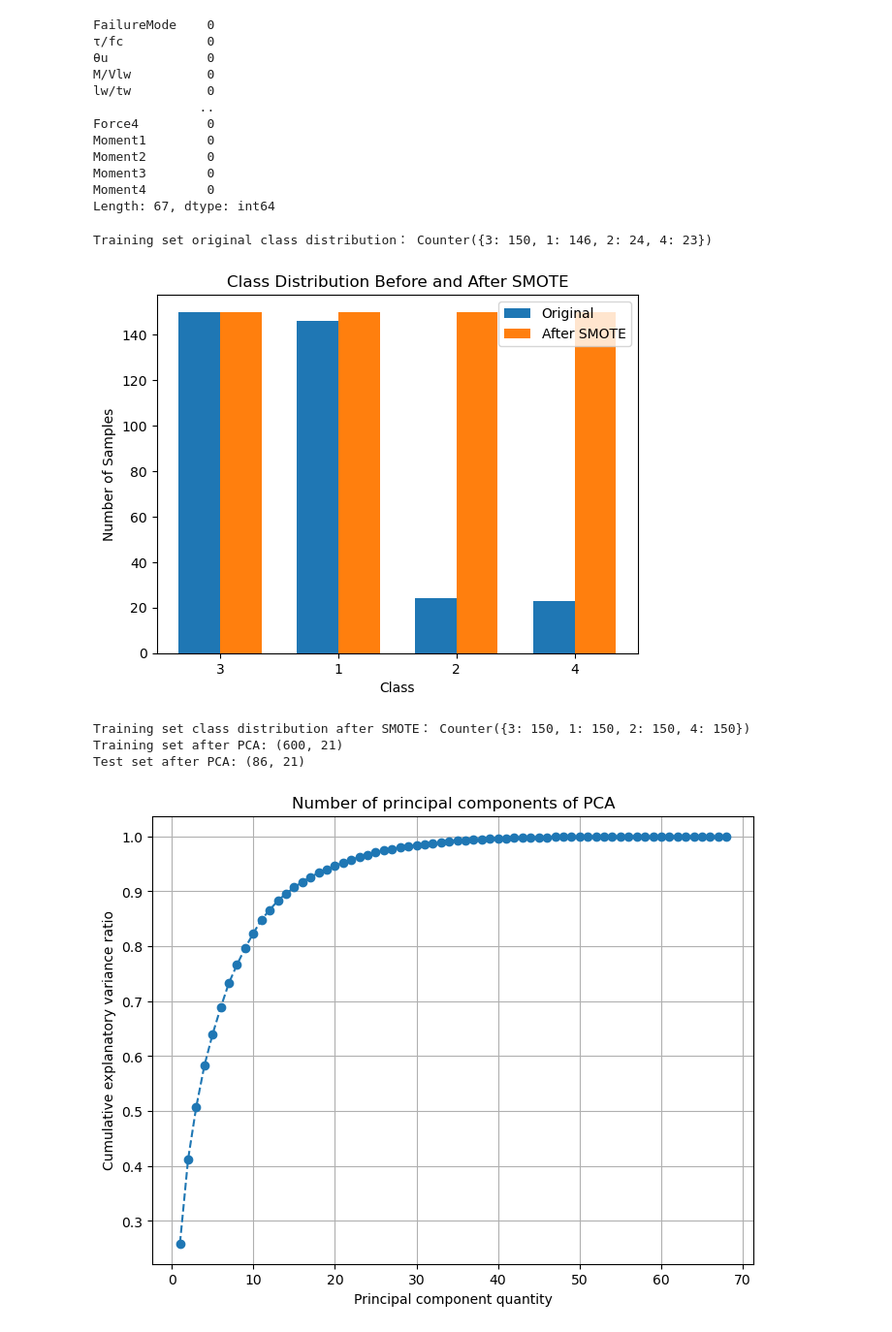
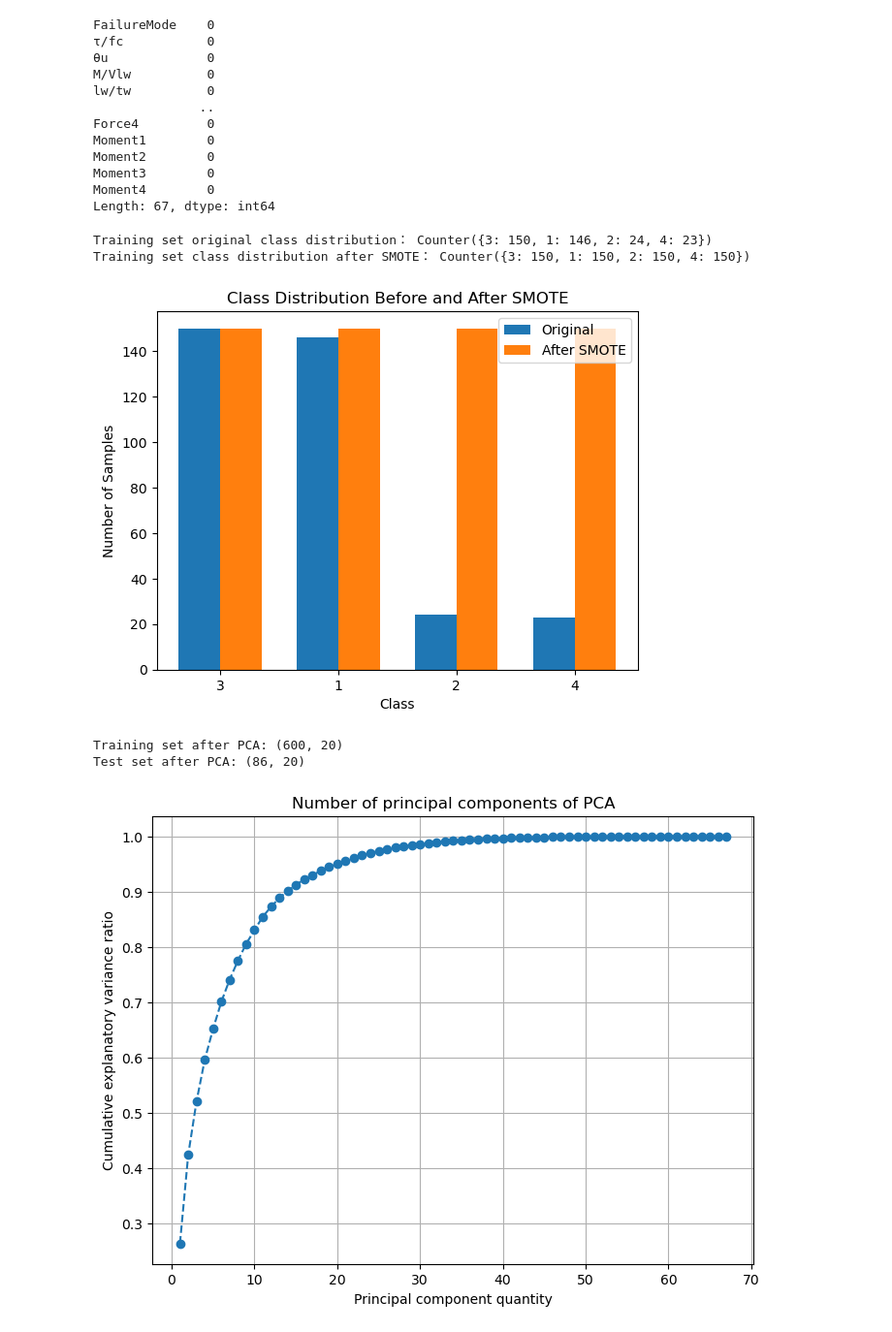
Before and after one commit to YongliangY/CAPSTONE-5703, a Jupyter notebook: project/data_process.ipynb, the cells around one changed output. Shown: that part at 97% size. Saved outputs shown, nothing was run; the diff lists cells and outputs as text; code cells hidden in the pictures.

```diff
--- a/project/data_process.ipynb
+++ b/project/data_process.ipynb
@@ -59,6 +50,14 @@ Moment4        0
 Length: 67, dtype: int64
 # %%
 df.to_csv('processed_dataset.csv', index=True)
+# %%
+from sklearn.preprocessing import MinMaxScaler
+df_processed = pd.read_csv('processed_dataset.csv')
+columns_to_normalize = df.columns.drop(['FailureMode', 'Section'])
+scaler = MinMaxScaler()
+df_norm = df.copy()
+df_norm[columns_to_normalize] = scaler.fit_transform(df[columns_to_normalize])
+df_norm.to_csv('normalized_dataset.csv', index=True)
 # %%
 from sklearn.model_selection import train_test_split
 from imblearn.over_sampling import SMOTE
@@ -66,11 +65,12 @@ from collections import Counter
 from sklearn.preprocessing import StandardScaler
 from sklearn.decomposition import PCA
 import matplotlib.pyplot as plt
-df_processed = pd.read_csv('processed_dataset.csv')
-#print(df_processed.head(5))
+#df_processed = pd.read_csv('processed_dataset.csv')
+df_processed = df_norm
 
 df_processed = pd.get_dummies(df_processed, columns=['Section'], drop_first=True)
 
+# flexure:1, flexure-shear: 2, shear:3, sliding shear: 4
 X = df_processed.drop(columns=['FailureMode'])
 y = df_processed['FailureMode']
 
@@ -81,6 +81,15 @@ X_train, X_test, y_train, y_test = train_test_split(
     X, y, test_size=0.2, random_state=42, stratify=y
 )
 print("Training set original class distribution：", Counter(y_train))
+
+scaler = StandardScaler()
+X_train_scaled = scaler.fit_transform(X_train)
+X_test_scaled = scaler.transform(X_test)
+
+smote = SMOTE(sampling_strategy='auto', random_state=42)
+X_train_res, y_train_res = smote.fit_resample(X_train_scaled, y_train)
+print("Training set class distribution after SMOTE：", Counter(y_train_res))
+
 orig_counts = Counter(y_train)
 resampled_counts = Counter(y_train_res)
 
@@ -101,41 +110,34 @@ ax.set_title('Class Distribution Before and After SMOTE')
 ax.set_xticks(x_pos)
 ax.set_xticklabels(classes)
 ax.legend()
 plt.show()
 
-scaler = StandardScaler()
-X_train_scaled = scaler.fit_transform(X_train)
-X_test_scaled = scaler.transform(X_test)
-
-smote = SMOTE(sampling_strategy='auto', random_state=42)
-X_train_res, y_train_res = smote.fit_resample(X_train_scaled, y_train)
-print("Training set class distribution after SMOTE：", Counter(y_train_res))
 
 # Apply PCA after SMOTE
 pca = PCA(n_components=0.95, random_state=42)
 X_train_res_pca = pca.fit_transform(X_train_res)
 X_test_pca = pca.transform(X_test_scaled)
 
 print("Training set after PCA:", X_train_res_pca.shape)
 print("Test set after PCA:", X_test_pca.shape)
 
 pca_full = PCA()
 pca_full.fit(X_train_res)
 
 explained_variance_ratio = pca_full.explained_variance_ratio_
 cumulative_variance = np.cumsum(explained_variance_ratio)
 
 plt.figure(figsize=(8, 6))
 plt.plot(range(1, len(cumulative_variance) + 1), cumulative_variance, marker='o', linestyle='--')
 plt.xlabel('Principal component quantity')
 plt.ylabel('Cumulative explanatory variance ratio')
 plt.title('Number of principal components of PCA')
 plt.grid(True)
 plt.show()
 # %% [output]
 Training set original class distribution： Counter({3: 150, 1: 146, 2: 24, 4: 23})
+Training set class distribution after SMOTE： Counter({3: 150, 1: 150, 2: 150, 4: 150})
 [figure]
-Training set class distribution after SMOTE： Counter({3: 150, 1: 150, 2: 150, 4: 150})
-Training set after PCA: (600, 21)
-Test set after PCA: (86, 21)
+Training set after PCA: (600, 20)
+Test set after PCA: (86, 20)
-[figure, old version]
+[figure, new version]
```
Also changed, not shown: parts of 3 cells of this notebook.
